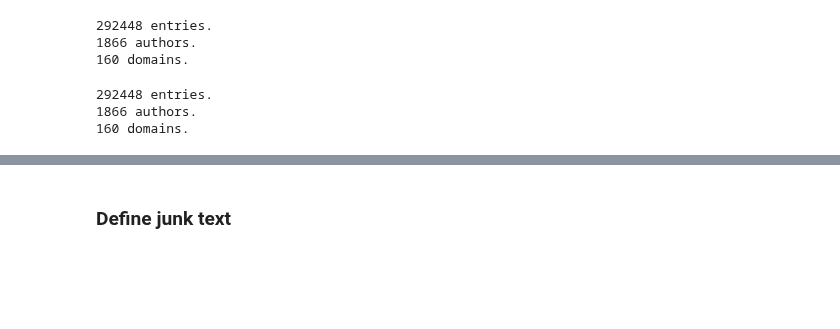
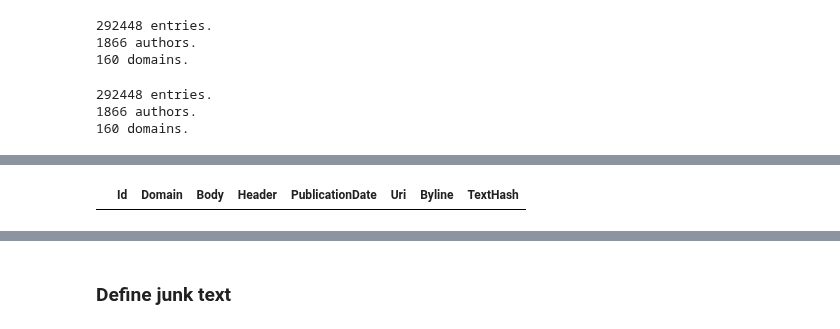
Before and after one commit to kroglkt/articlencoding, a Jupyter notebook: Data_Formatting.ipynb, the cells around one changed output, grey strips where cells are left out. Cells and saved outputs as stored; diff of their text form; code cells hidden in the pictures; blank space fills up the shorter version.

```diff
--- a/Data_Formatting.ipynb
+++ b/Data_Formatting.ipynb
@@ -438,3 +550,0 @@ KeyError: 'level_0'
-# %%
-pd.set_option('display.max_colwidth', 4000)
-data[data.Id==802325]
@@ -444,3 +551,7 @@ data[data.Id==802325]
+# %%
+data[data.Header.str.contains('gigant-razzia')]
+# %% [output]
+|  | Id | Domain | Body | Header | PublicationDate | Uri | Byline | TextHash |
 # %%
 print_stats()
 # %% [output]
```
Also changed, not shown: parts of 39 cells of this notebook, 18 other files.
